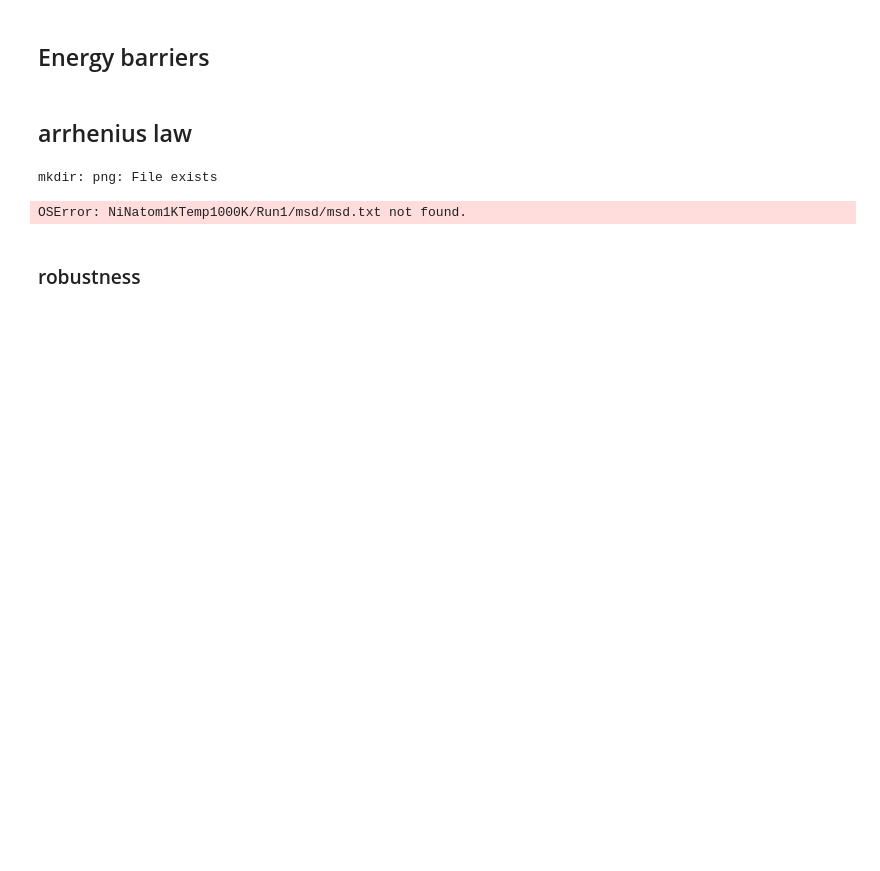
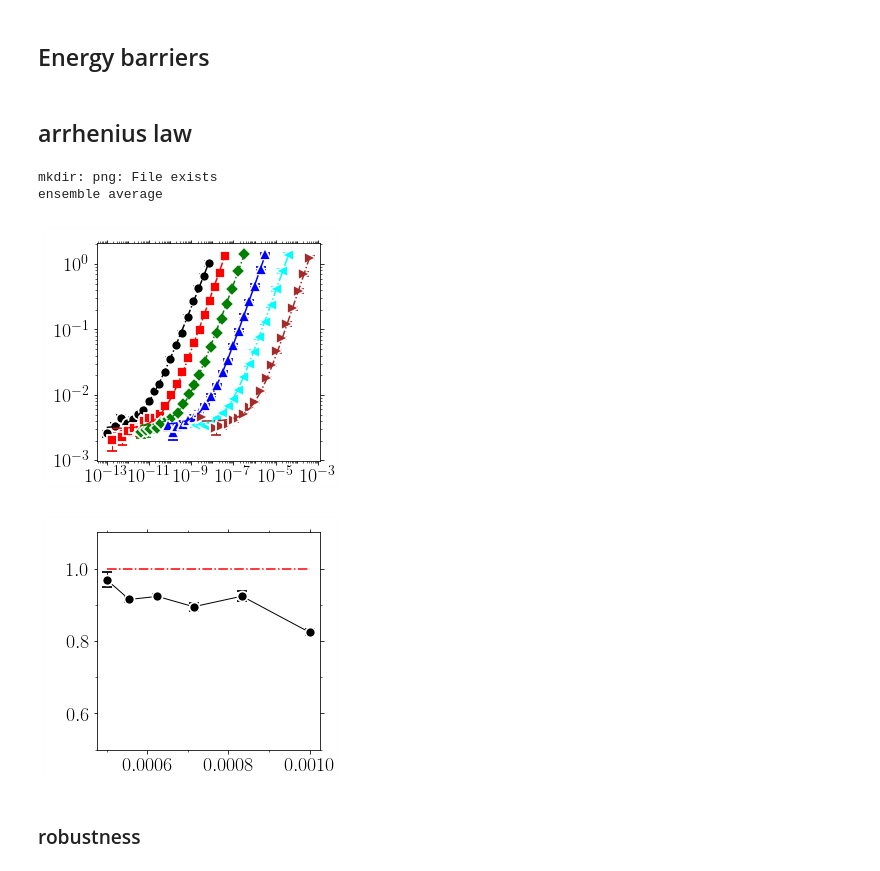
Before and after one commit to kkarimi62/vacancyDiffusion, a Jupyter notebook: postproc/postproc.ipynb, the cells around one changed output. Drawn from its saved outputs; the diff is of its cells as text; code cells hidden in the pictures; blank space fills up the shorter version.

```diff
--- a/postproc/postproc.ipynb
+++ b/postproc/postproc.ipynb
@@ -1207,8 +1207,8 @@ if not eval(confParser['flags']['RemoteMachine']):
     !mkdir png
     #--- temp object
     temp = Temperature(
-#        [1000,1200,1400,1600,1800,2000],8,
-        [1000],8,
+        [1000,1200,1400,1600,1800,2000],8,
+#        [1000],8,
 #        [1000,1200,1400,1600,1800,2000],8,
 #       [1000,1200,1400,1600,1800,2000],1,
 #        np.arange(1000,1440,80),1,
@@ -1218,9 +1218,9 @@ if not eval(confParser['flags']['RemoteMachine']):
     #--- parse data
 #    temp.Parse(['./msd/msd.txt'])
 #    temp.Parse( list(map(lambda x:'CantorNatom16KTemp%sKEnsemble8/Run%s/msd/msd.txt'%(x[0],x[1]),
-#    temp.Parse( list(map(lambda x:'NiCoCrNatom1KTemp%sK/Run%s/msd/msd.txt'%(x[0],x[1]),
+    temp.Parse( list(map(lambda x:'NiCoCrNatom1KTemp%sK/Run%s/msd/msd.txt'%(x[0],x[1]),
 #    temp.Parse( list(map(lambda x:'NiNatom16KTemp%sK/Run%s/msd/msd.txt'%(x[0],x[1]),
-    temp.Parse( list(map(lambda x:'NiNatom1KTemp%sK/Run%s/msd/msd.txt'%(x[0],x[1]),
+#    temp.Parse( list(map(lambda x:'NiNatom1KTemp%sK/Run%s/msd/msd.txt'%(x[0],x[1]),
                         temp.temps_runs ))
              )
     #
@@ -1268,34 +1268,36 @@ if not eval(confParser['flags']['RemoteMachine']):
 #                   'xlim':(4e-13,8e-4),
 #                   'ylim':(1e-4,1e-1),
 #                     'xstr':r'$t\mathrm{(s)}$',
 #                   'ystr':r'msd(A$^2$)',
                         'ndecade_x':2,
                     'bbox_to_anchor':(-0.05,0.23,0.5,0.5),
                    'title':'png/msd_temp_nicocr_fit.png'},
             )
 
 #     temp.PlotDiff(**{
 #                   'yscale':'log',
 # #                   'xlim':(1e-12,1e-3),
 # #                   'ylim':(1e-4,1e-1),
 # #                   xstr=r'$1/T(K^{-1})$',
 # #                   ystr=r'$D(m^2/s)$',
 #                     'title':'png/D_temp_cantor.png',
 #                     }
 #                 )
 
     temp.PlotExponent(**{
 #                  'yscale':'log',
 #                   'xlim':(1e-10,1e-3),
                    'ylim':(.5,1.1),
 #                   xstr=r'$1/T(K^{-1})$',
 #                   ystr=r'$D(m^2/s)$',
                     'title':'png/alpha_temp_nicocr.png',
                     }
                 )
 # %% [output]
 mkdir: png: File exists
+ensemble average
-OSError: NiNatom1KTemp1000K/Run1/msd/msd.txt not found.
+[figure, added]
+[figure, added]
 # %% [markdown]
 ### robustness
 # %%
```
Also changed, not shown: parts of 2 cells of this notebook, 2 other files.
